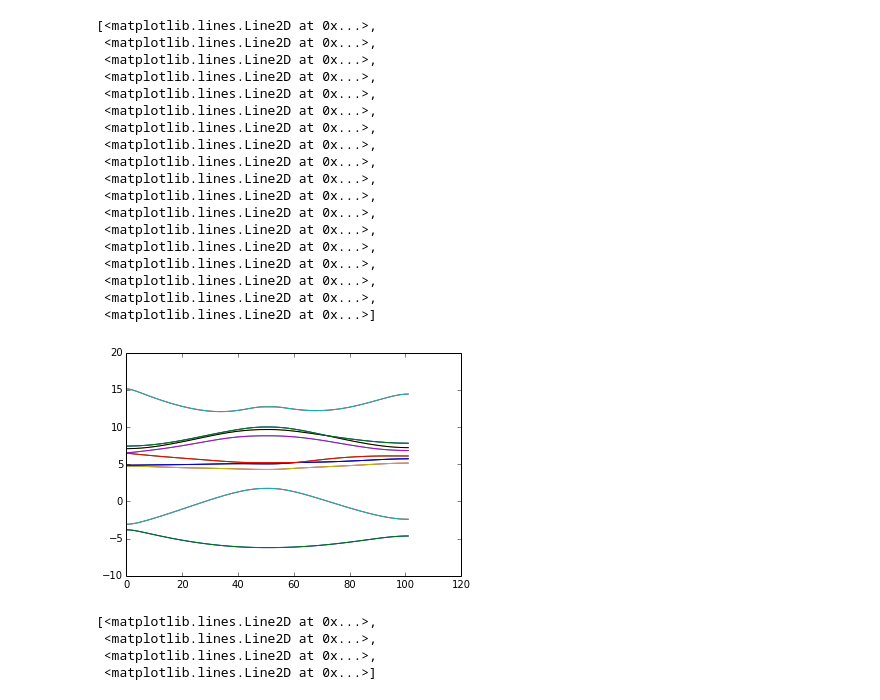
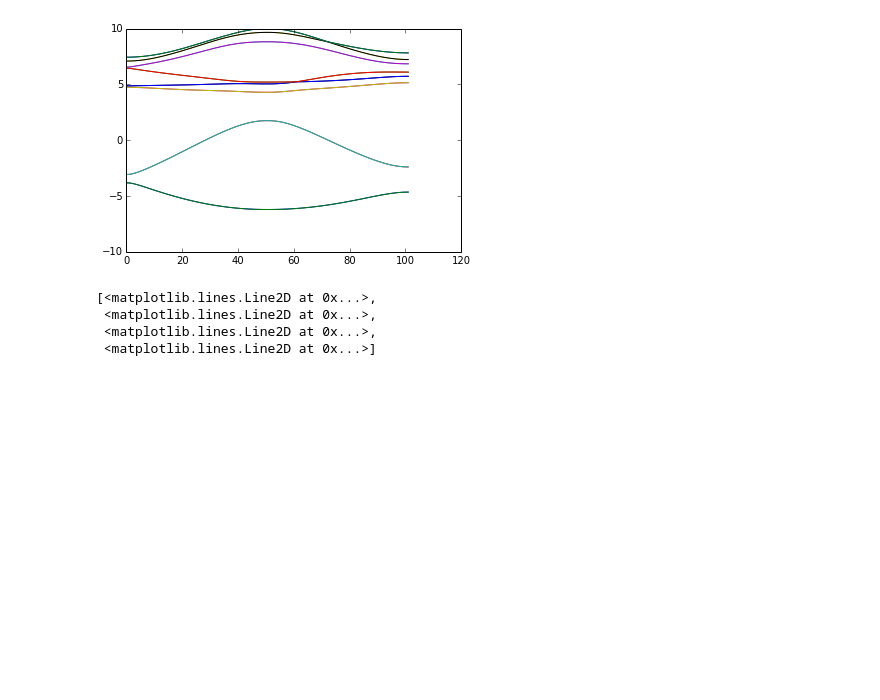
Before and after one commit to shiangfang/DFT_KIT, a Jupyter notebook: interface/DFT_IPython_interface/DFT_KIT QESPRESSO Alloy band plot-Copy0.ipynb, the cells around one changed output. Drawn from its saved outputs; the diff is of its cells as text; code cells hidden in the pictures; blank space fills up the shorter version.

```diff
--- a/interface/DFT_IPython_interface/DFT_KIT QESPRESSO Alloy band plot-Copy0.ipynb
+++ b/interface/DFT_IPython_interface/DFT_KIT QESPRESSO Alloy band plot-Copy0.ipynb
@@ -18,38 +18,22 @@ from DFT_KIT.interface import interface
 # %%
 name_prefix='../../temp/bi_sb_alloy/final_data_oriTI'
 all_xs=np.linspace(0,1,21)
 all_ones=np.linspace(1,1,21)
 f_=open(name_prefix,'rb')
 fermi_level=pickle.load(f_)
 fermi_level=np.array(fermi_level)*physics.hartree
 all_bands=pickle.load(f_)
 all_bands=np.array(all_bands)*physics.hartree
 fermi_level2=pickle.load(f_)
 fermi_level2=np.array(fermi_level2)*physics.hartree
 f_.close()
 
 plt.plot(np.transpose(all_bands[20]))
-#plt.ylim([5,7])
+plt.ylim([-10,10])
+
+interface.matlab_save('antimonyband',{'sbband':all_bands[20]})
 # %% [output]
-[<matplotlib.lines.Line2D at 0x...>,
- <matplotlib.lines.Line2D at 0x...>,
- <matplotlib.lines.Line2D at 0x...>,
- <matplotlib.lines.Line2D at 0x...>,
- <matplotlib.lines.Line2D at 0x...>,
- <matplotlib.lines.Line2D at 0x...>,
- <matplotlib.lines.Line2D at 0x...>,
- <matplotlib.lines.Line2D at 0x...>,
- <matplotlib.lines.Line2D at 0x...>,
- <matplotlib.lines.Line2D at 0x...>,
- <matplotlib.lines.Line2D at 0x...>,
- <matplotlib.lines.Line2D at 0x...>,
- <matplotlib.lines.Line2D at 0x...>,
- <matplotlib.lines.Line2D at 0x...>,
- <matplotlib.lines.Line2D at 0x...>,
- <matplotlib.lines.Line2D at 0x...>,
- <matplotlib.lines.Line2D at 0x...>,
- <matplotlib.lines.Line2D at 0x...>]
-[figure, old version]
+[figure, new version]
 # %%
 plt.plot(all_xs,all_bands[:,7,101]-fermi_level,all_xs,all_bands[:,8,0]-fermi_level,all_xs,all_bands[:,11,0]-fermi_level,all_xs,all_bands[:,8,101]-fermi_level)
 #plt.plot(all_xs,all_bands[:,8,0]-fermi_level,all_xs,all_bands[:,10,0]-fermi_level)
```
Also changed, not shown: 15 other files.
